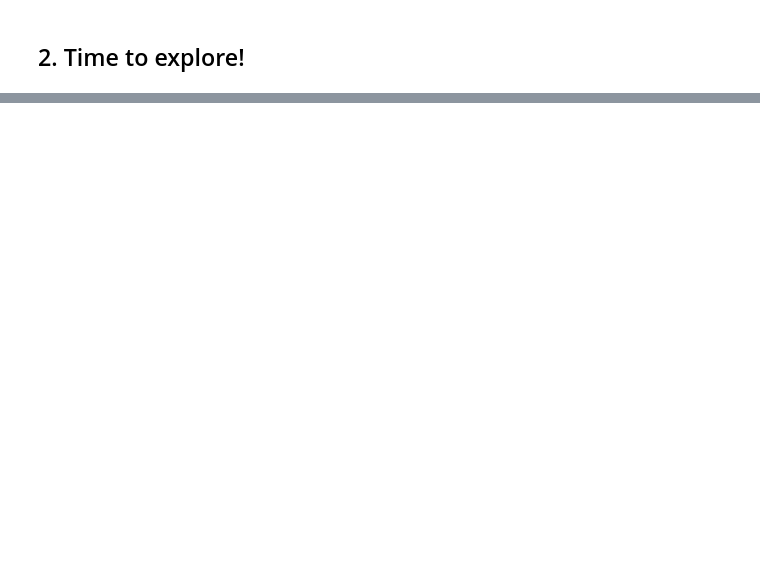
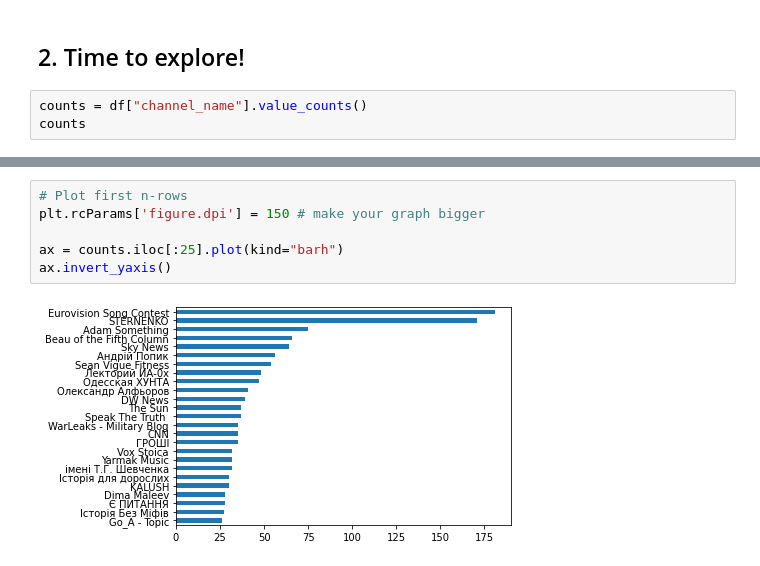
Before and after one commit to SanAntonik/yt_activity_analysis, a Jupyter notebook: explore.ipynb, the cells around one changed output, grey strips where cells are left out. Drawn from its saved outputs; the diff is of its cells as text; blank space fills up the shorter version.

```diff
--- a/explore.ipynb
+++ b/explore.ipynb
@@ -21,2 +38,5 @@ df.head(5)
 # %% [markdown]
 ## 2. Time to explore!
+# %%
+counts = df["channel_name"].value_counts()
+counts
@@ -22,0 +56,8 @@ df.head(5)
+# %%
+# Plot first n-rows
+plt.rcParams['figure.dpi'] = 150 # make your graph bigger
+
+ax = counts.iloc[:25].plot(kind="barh")
+ax.invert_yaxis()
+# %% [output]
+[figure, added]
```
Also changed, not shown: parts of 5 cells of this notebook, 1 other file.
